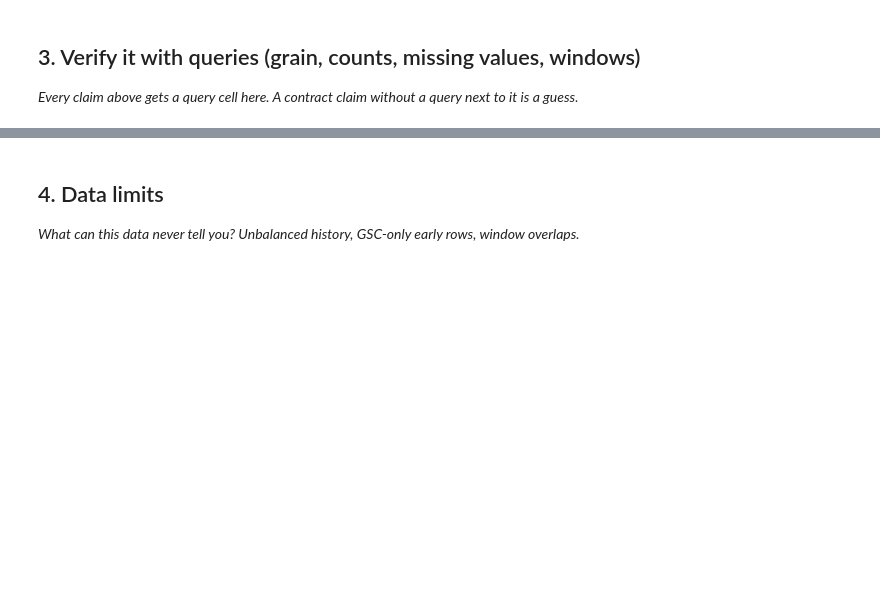
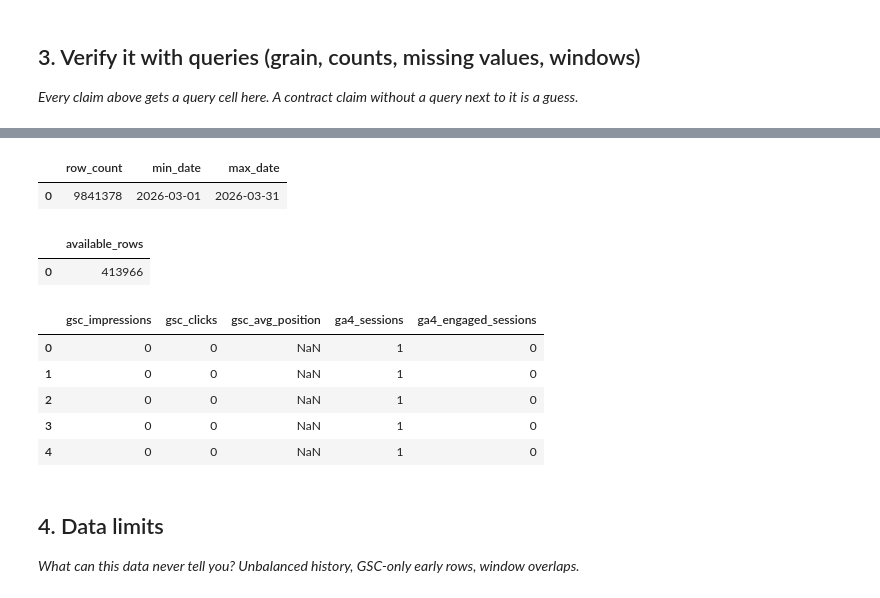
Before and after one commit to mazen2y1/flyrank-ml-track, a Jupyter notebook: work/notebooks/w03_data_contract.ipynb, the cells around one changed output, grey strips where cells are left out. Saved outputs shown, nothing was run; the diff lists cells and outputs as text; code cells hidden in the pictures; blank space fills up the shorter version.

Commit message:
Updated using Colab

```diff
--- a/work/notebooks/w03_data_contract.ipynb
+++ b/work/notebooks/w03_data_contract.ipynb
@@ -34,3 +34,16 @@ Deliberately excluded: I will exclude label-derived or future-derived fields suc
 ## 3. Verify it with queries (grain, counts, missing values, windows)
 
 *Every claim above gets a query cell here. A contract claim without a query next to it is a guess.*
+# %%
+!pip -q install duckdb huggingface_hub
+
+import os
+import duckdb
+from google.colab import userdata
+
+HF_TOKEN = userdata.get("HF_TOKEN")
+os.environ["HF_TOKEN"] = HF_TOKEN
+
+con = duckdb.connect()
+
+print("Setup complete")
@@ -36,0 +66,11 @@ Deliberately excluded: I will exclude label-derived or future-derived fields suc
+# %%
+from huggingface_hub import hf_hub_download
+
+march_file = hf_hub_download(
+    repo_id="FlyRank/internship-warehouse",
+    filename="fact_content_daily_performance/month=2026-03/data_0.parquet",
+    repo_type="dataset",
+    token=HF_TOKEN
+)
+
+print(march_file)
@@ -37,3 +96,51 @@ Deliberately excluded: I will exclude label-derived or future-derived fields suc
+# %%
+query2 = """
+SELECT
+    COUNT(*) AS row_count,
+    MIN(report_date) AS min_date,
+    MAX(report_date) AS max_date
+FROM read_parquet(?)
+"""
+
+result2 = con.execute(query2, [march_file]).df()
+result2
+# %% [output]
+|  | row_count | min_date | max_date |
+| 0 | 9841378 | 2026-03-01 | 2026-03-31 |
+# %%
+query3 = """
+SELECT
+    COUNT(*) AS available_rows
+FROM read_parquet(?)
+WHERE ga4_data_available IS TRUE
+"""
+
+result3 = con.execute(query3, [march_file]).df()
+result3
+# %% [output]
+|  | available_rows |
+| 0 | 413966 |
+# %%
+feature_frame = con.execute("""
+SELECT
+    gsc_impressions,
+    gsc_clicks,
+    gsc_avg_position,
+    ga4_sessions,
+    ga4_engaged_sessions
+FROM read_parquet(?)
+WHERE ga4_data_available IS TRUE
+LIMIT 10000
+""", [march_file]).df()
+
+feature_frame.head()
+# %% [output]
+|  | gsc_impressions | gsc_clicks | gsc_avg_position | ga4_sessions | ga4_engaged_sessions |
+| 0 | 0 | 0 | NaN | 1 | 0 |
+| 1 | 0 | 0 | NaN | 1 | 0 |
+| 2 | 0 | 0 | NaN | 1 | 0 |
+| 3 | 0 | 0 | NaN | 1 | 0 |
+| 4 | 0 | 0 | NaN | 1 | 0 |
 # %% [markdown]
 ## 4. Data limits
 
```
Also changed, not shown: parts of 5 cells of this notebook.
